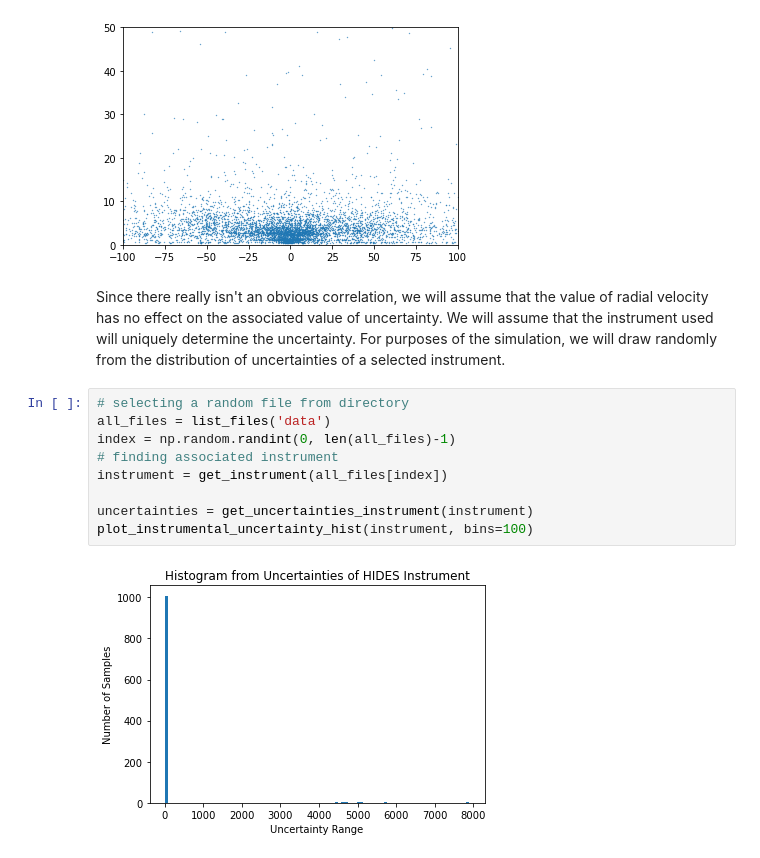
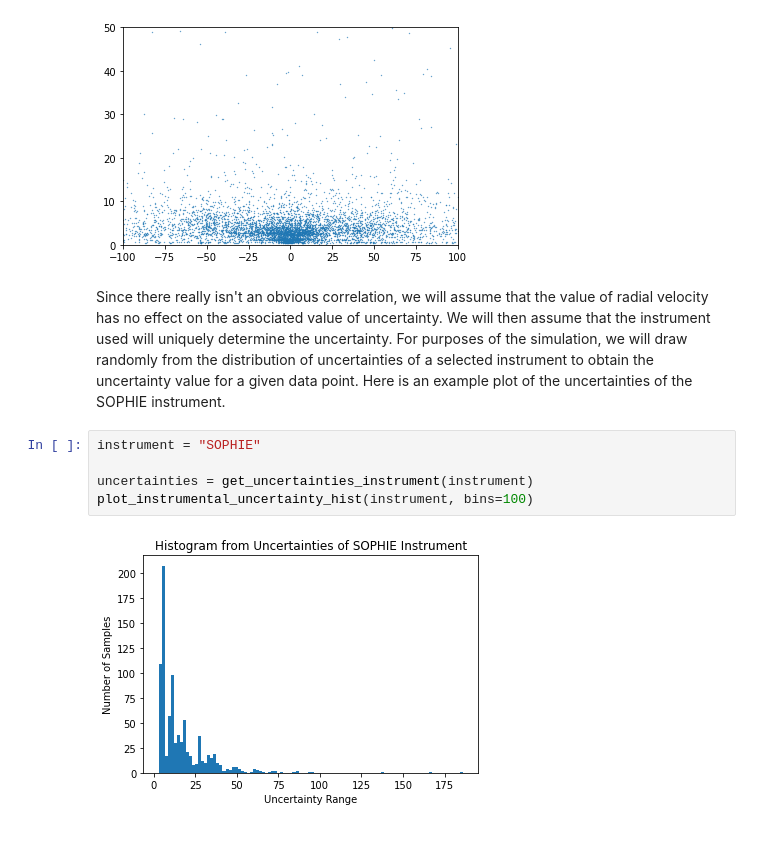
Before and after one commit to nicolexu07/PHYS321-finalproj, a Jupyter notebook: Exoplanet_Parameter_Detection.ipynb, the cells around one changed output. Cells and saved outputs as stored; diff of their text form.

```diff
--- a/Exoplanet_Parameter_Detection.ipynb
+++ b/Exoplanet_Parameter_Detection.ipynb
@@ -58,15 +58,11 @@ plot_uncertainty_correlation()
 # %% [output]
 [figure]
 # %% [markdown]
-Since there really isn't an obvious correlation, we will assume that the value of radial velocity has no effect on the associated value of uncertainty. We will assume that the instrument used will uniquely determine the uncertainty. For purposes of the simulation, we will draw randomly from the distribution of uncertainties of a selected instrument.
+Since there really isn't an obvious correlation, we will assume that the value of radial velocity has no effect on the associated value of uncertainty. We will then assume that the instrument used will uniquely determine the uncertainty. For purposes of the simulation, we will draw randomly from the distribution of uncertainties of a selected instrument to obtain the uncertainty value for a given data point. Here is an example plot of the uncertainties of the SOPHIE instrument.
 # %%
-# selecting a random file from directory
-all_files = list_files('data')
-index = np.random.randint(0, len(all_files)-1)
-# finding associated instrument
-instrument = get_instrument(all_files[index])
+instrument = "SOPHIE"
 
 uncertainties = get_uncertainties_instrument(instrument)
 plot_instrumental_uncertainty_hist(instrument, bins=100)
 # %% [output]
-[figure, old version]
+[figure, new version]
```
Also changed, not shown: parts of 13 cells of this notebook.
